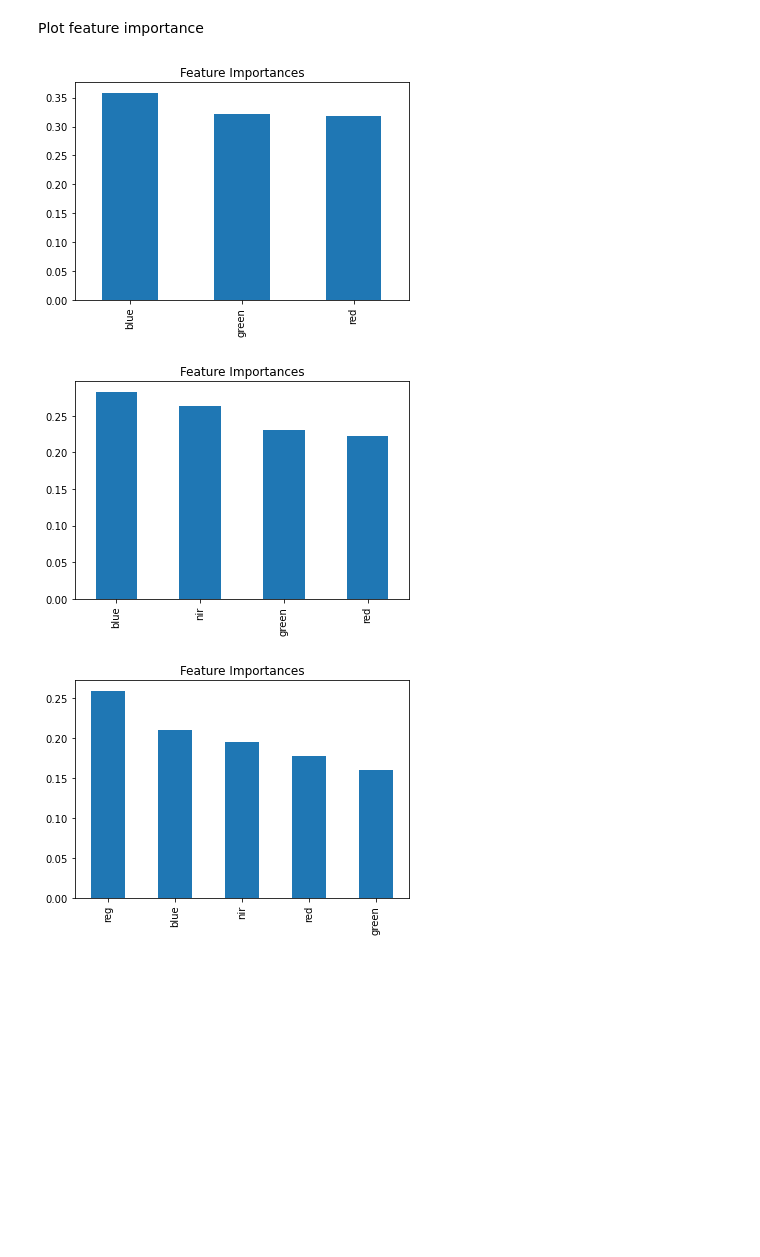
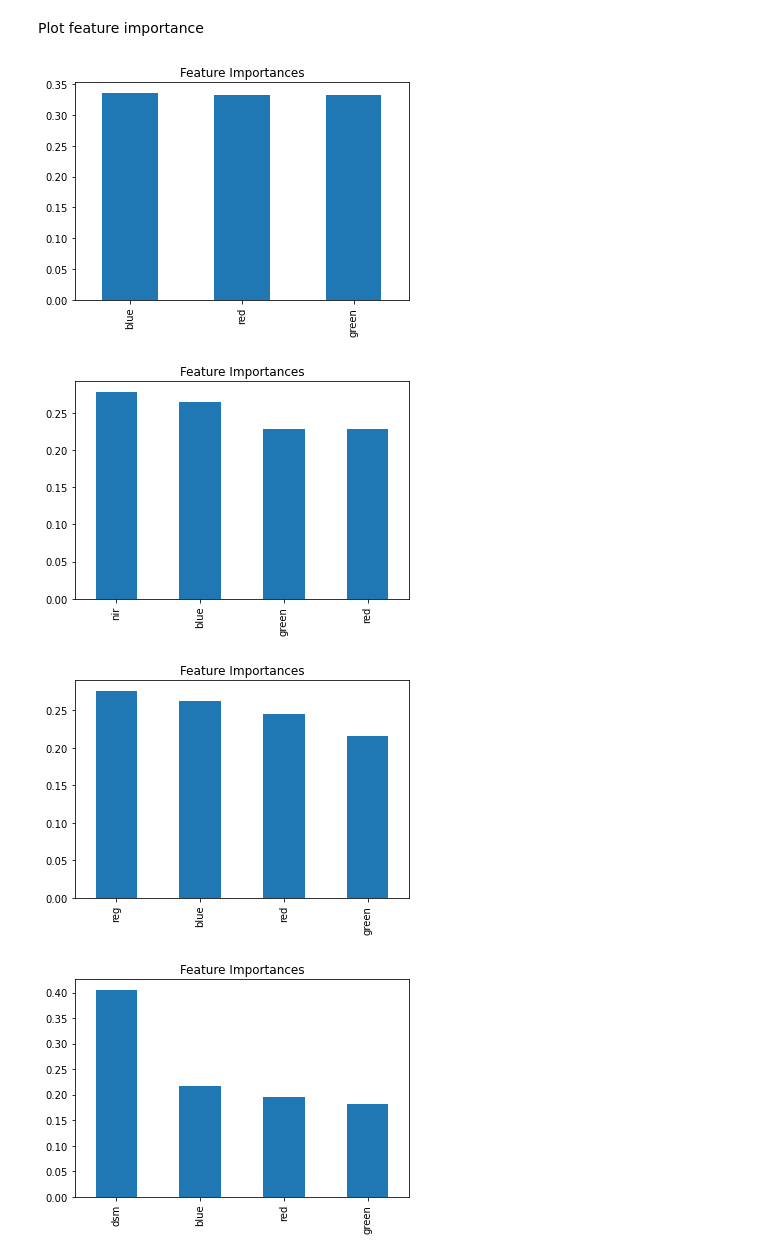
Before and after one commit to adebowaledaniel/emjmd-cde, a Jupyter notebook: UBS/UAV/Adebayo_UAV.ipynb, the cells around one changed output. Drawn from its saved outputs; the diff is of its cells as text; code cells hidden in the pictures; blank space fills up the shorter version.

```diff
--- a/UBS/UAV/Adebayo_UAV.ipynb
+++ b/UBS/UAV/Adebayo_UAV.ipynb
@@ -156,7 +198,7 @@ warnings.filterwarnings('ignore')
 
 def train_model(X_train, y_train):
     """ Trains a random forest model."""
-    model = RandomForestClassifier(n_estimators=50, oob_score=True, max_features='auto', random_state=42)
+    model = RandomForestClassifier(n_estimators=100, oob_score=True, max_features='auto', random_state=42)
     model.fit(X_train, y_train)
     return model
 #train model
@@ -166,9 +208,15 @@ rgb_model = train_model(xtrain_rgb, y)
 # for RGB + NIR
 xtrain_rgb_nir = X[['red', 'green', 'blue', 'nir']]
 rgb_nir_model = train_model(xtrain_rgb_nir, y)
-# for RGB + NIR + REG
-xtrain_rgb_nir_reg = X[['red', 'green', 'blue', 'nir', 'reg']]
-rgb_nir_reg_model = train_model(xtrain_rgb_nir_reg, y)
+# for RGB + REG
+xtrain_rgb_reg = X[['red', 'green', 'blue', 'reg']]
+rgb_reg_model = train_model(xtrain_rgb_reg, y)
+# for RGB + DSM
+xtrain_rgb_dsm = X[['red', 'green', 'blue', 'dsm']]
+rgb_dsm_model = train_model(xtrain_rgb_dsm, y)
+# for RGB + NIR + REG + DSM
+xtrain_rgb_nir_reg_dsm = X[['red', 'green', 'blue', 'nir', 'reg', 'dsm']]
+rgb_nir_reg_dsm_model = train_model(xtrain_rgb_nir_reg_dsm, y)
 # %% [markdown]
 Random forest model predicted on the validation set
 # %%
@@ -232,27 +303,34 @@ Plot feature importance
 # %%
 # plot the feature importance for the models
 
 def plot_feature_importance(model, X_train):
     """ Plots the feature importance for the models."""
     # get the feature importances
     importances = model.feature_importances_
     # convert the importances into one-dimensional 1darray with corresponding df column names as axis labels
     f_importances = pd.Series(importances, X_train.columns)
     # sort the array in descending order of the importances
     f_importances.sort_values(ascending=False, inplace=True)
     # make the bar Plot from f_importances
     f_importances.plot(kind='bar', title='Feature Importances')
     plt.show()
 
 # for rgb
 plot_feature_importance(rgb_model, xtrain_rgb)
 
 # for rgb + nir
 plot_feature_importance(rgb_nir_model, xtrain_rgb_nir)
 
-# for rgb + nir + reg
-plot_feature_importance(rgb_nir_reg_model, xtrain_rgb_nir_reg)
+# for rgb + reg
+plot_feature_importance(rgb_reg_model, xtrain_rgb_reg)
+
+# for rgb + dsm
+plot_feature_importance(rgb_dsm_model, xtrain_rgb_dsm)
+
+# for rgb + nir + reg + dsm
+plot_feature_importance(rgb_nir_reg_dsm_model, xtrain_rgb_nir_reg_dsm)
 # %% [output]
-[figure, old version]
+[figure, new version]
-[figure, old version]
+[figure, new version]
-[figure, old version]
+[figure, new version]
+[figure, added]
```
Also changed, not shown: parts of 40 cells of this notebook, 1 other file.
